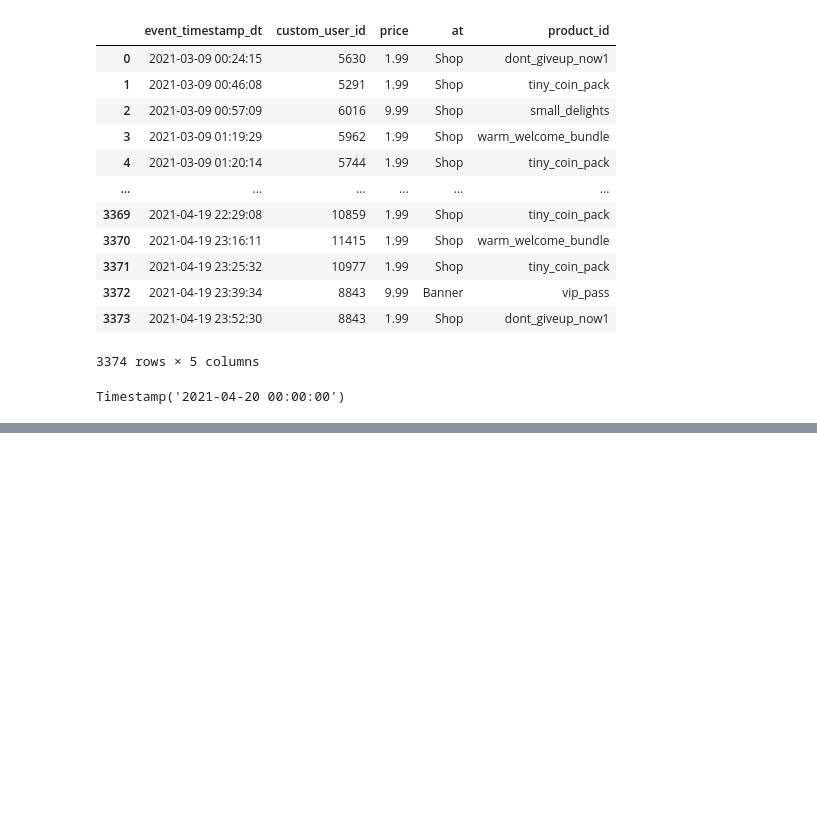
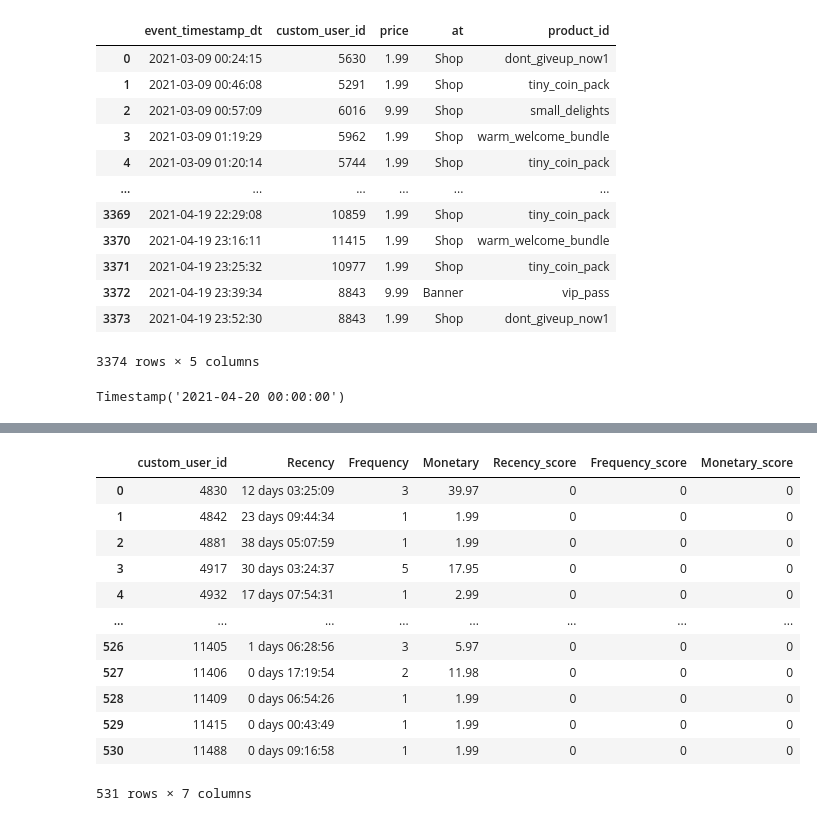
Before and after one commit to mqifjjfwiot/Assignments, a Jupyter notebook: Cookapps/Cookapps.ipynb, the cells around one changed output, grey strips where cells are left out. Saved outputs shown, nothing was run; the diff lists cells and outputs as text; code cells hidden in the pictures; blank space fills up the shorter version.

```diff
--- a/Cookapps/Cookapps.ipynb
+++ b/Cookapps/Cookapps.ipynb
@@ -1363,0 +448,6 @@ df_test_fin.to_csv('test_result.csv', sep=',')
+# %%
+# 그룹화
+# 위에서 했던것
+grouped = df_i5.groupby('custom_user_id')
+df_i5_g = grouped.agg({'time_diff':'min', 'price':['count','sum']})
+print(df_i5_g)
@@ -1363,0 +520,4 @@ df_test_fin.to_csv('test_result.csv', sep=',')
+# %%
+df_i5_g.columns = ['Recency','Frequency','Monetary']
+df_i5_g[['Recency_score', 'Frequency_score', 'Monetary_score']] = 0
+df_i5_g
@@ -1363,0 +539,18 @@ df_test_fin.to_csv('test_result.csv', sep=',')
+# %%
+df_i5_g2 = df_i5_g.copy()
+df_i5_g2.reset_index(inplace=True)
+df_i5_g2
+# %% [output]
+|  | custom_user_id | Recency | Frequency | Monetary | Recency_score | Frequency_score | Monetary_score |
+| 0 | 4830 | 12 days 03:25:09 | 3 | 39.97 | 0 | 0 | 0 |
+| 1 | 4842 | 23 days 09:44:34 | 1 | 1.99 | 0 | 0 | 0 |
+| 2 | 4881 | 38 days 05:07:59 | 1 | 1.99 | 0 | 0 | 0 |
+| 3 | 4917 | 30 days 03:24:37 | 5 | 17.95 | 0 | 0 | 0 |
+| 4 | 4932 | 17 days 07:54:31 | 1 | 2.99 | 0 | 0 | 0 |
+| ... | ... | ... | ... | ... | ... | ... | ... |
+| 526 | 11405 | 1 days 06:28:56 | 3 | 5.97 | 0 | 0 | 0 |
+| 527 | 11406 | 0 days 17:19:54 | 2 | 11.98 | 0 | 0 | 0 |
+| 528 | 11409 | 0 days 06:54:26 | 1 | 1.99 | 0 | 0 | 0 |
+| 529 | 11415 | 0 days 00:43:49 | 1 | 1.99 | 0 | 0 | 0 |
+| 530 | 11488 | 0 days 09:16:58 | 1 | 1.99 | 0 | 0 | 0 |
+531 rows × 7 columns
```
Also changed, not shown: parts of 192 cells of this notebook.
